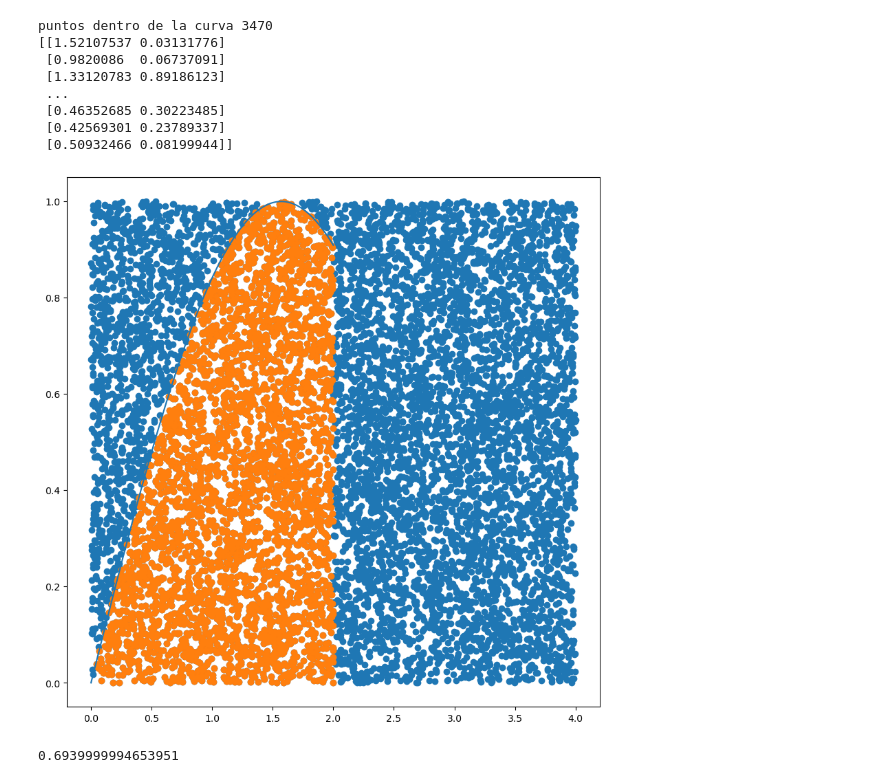
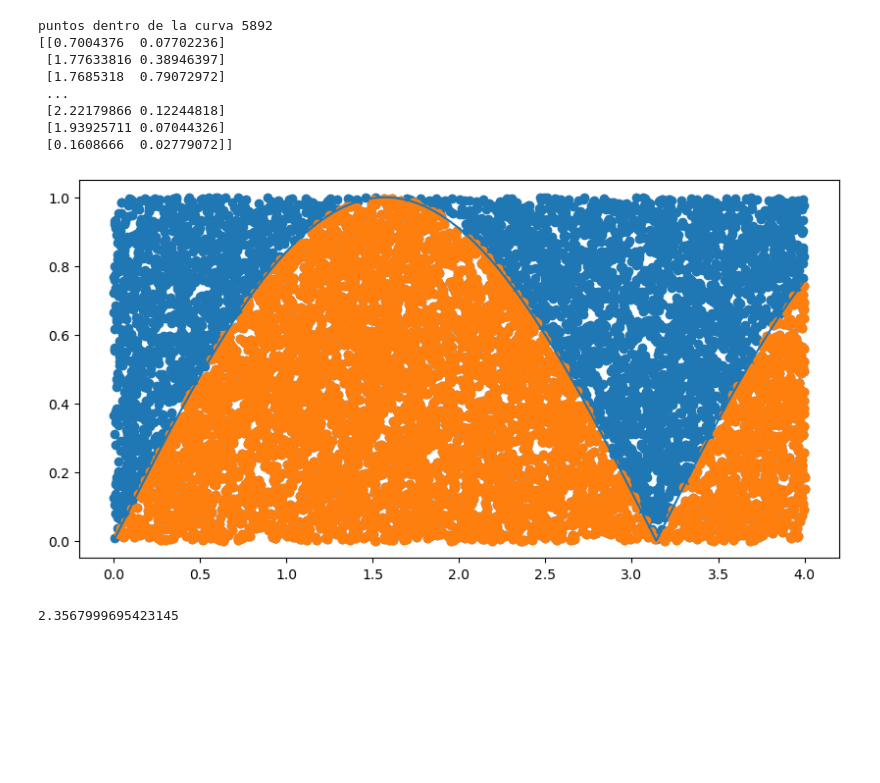
Before and after one commit to angelldavidd/IAIC, a Jupyter notebook: Practica_0/practica_0.ipynb, the cells around one changed output. Drawn from its saved outputs; the diff is of its cells as text; code cells hidden in the pictures; blank space fills up the shorter version.

```diff
--- a/Practica_0/practica_0.ipynb
+++ b/Practica_0/practica_0.ipynb
@@ -5,18 +5,18 @@ import math
 from scipy import optimize
 
 a=0
-b=2
+b=4
 
 def funcion(z):
     return abs(math.sin(z))
 
 prueba_funcion = funcion
 
-def integra_mc(fun, a, b, num_puntos=10000):
+def integra_mc(fun, a, b, num_puntos):
 
 
     # generar puntos--------------------
-    x = np.random.rand(num_puntos)*b*2
+    x = np.random.rand(num_puntos)*b
     y = np.random.rand(num_puntos)
 
 
@@ -33,48 +33,46 @@ def integra_mc(fun, a, b, num_puntos=10000):
     puntos=np.column_stack((x,y))
 
 
-
-    # Definir la función de filtro
-    # def valor_y_menor_al_maximo(sublist):
-    #     return sublist[1] < maximo_valor
-
+    #para filtros
     def valor_y_menor_a_la_curva(sublist):
         return fun(sublist[0])>sublist[1]
 
-
+    #para filtros
     def valor_x_entre_a_b(sublist):
         return sublist[0] >a and sublist[0]<b
 
     # Filtrar el array utilizando la función numpy.where y numpy.apply_along_axis
     puntos_dentro_la_curva = puntos[np.apply_along_axis(valor_y_menor_a_la_curva, 1, puntos)] ##para que sean menor al maximo
     puntos_dentro_la_curva = puntos_dentro_la_curva[np.apply_along_axis(valor_x_entre_a_b,1,puntos_dentro_la_curva)] ##para que este entre a y b
     print(f'puntos dentro de la curva {len(puntos_dentro_la_curva)}')
 
+    #para graficar los puntos dentros
     x_dentros,y_dentros=np.hsplit(puntos_dentro_la_curva, 2)
 
 
-    ## valores de puntos
-    plt.figure(figsize=(10,10))
+    # visualizar
+    plt.figure(figsize=(10,5))
     plt.scatter(x,y)
     plt.scatter(x_dentros,y_dentros)
     print(puntos_dentro_la_curva)
     plt.plot(z, f_z)
     plt.show()
 
     integral = len(puntos_dentro_la_curva)/num_puntos *(b-a)* maximo_valor
+    print(integral)
     return integral
 
 
 if __name__=='__main__':
-    print(integra_mc(prueba_funcion,a,b))
+    integra_mc(prueba_funcion,a,b,num_puntos=10000)
 # %% [output]
-puntos dentro de la curva 3470
-[[1.52107537 0.03131776]
- [0.9820086  0.06737091]
- [1.33120783 0.89186123]
+puntos dentro de la curva 5892
+[[0.7004376  0.07702236]
+ [1.77633816 0.38946397]
+ [1.7685318  0.79072972]
  ...
- [0.46352685 0.30223485]
- [0.42569301 0.23789337]
- [0.50932466 0.08199944]]
+ [2.22179866 0.12244818]
+ [1.93925711 0.07044326]
+ [0.1608666  0.02779072]]
-[figure, old version]
+[figure, new version]
-0.6939999994653951
+2.3567999695423145
```
